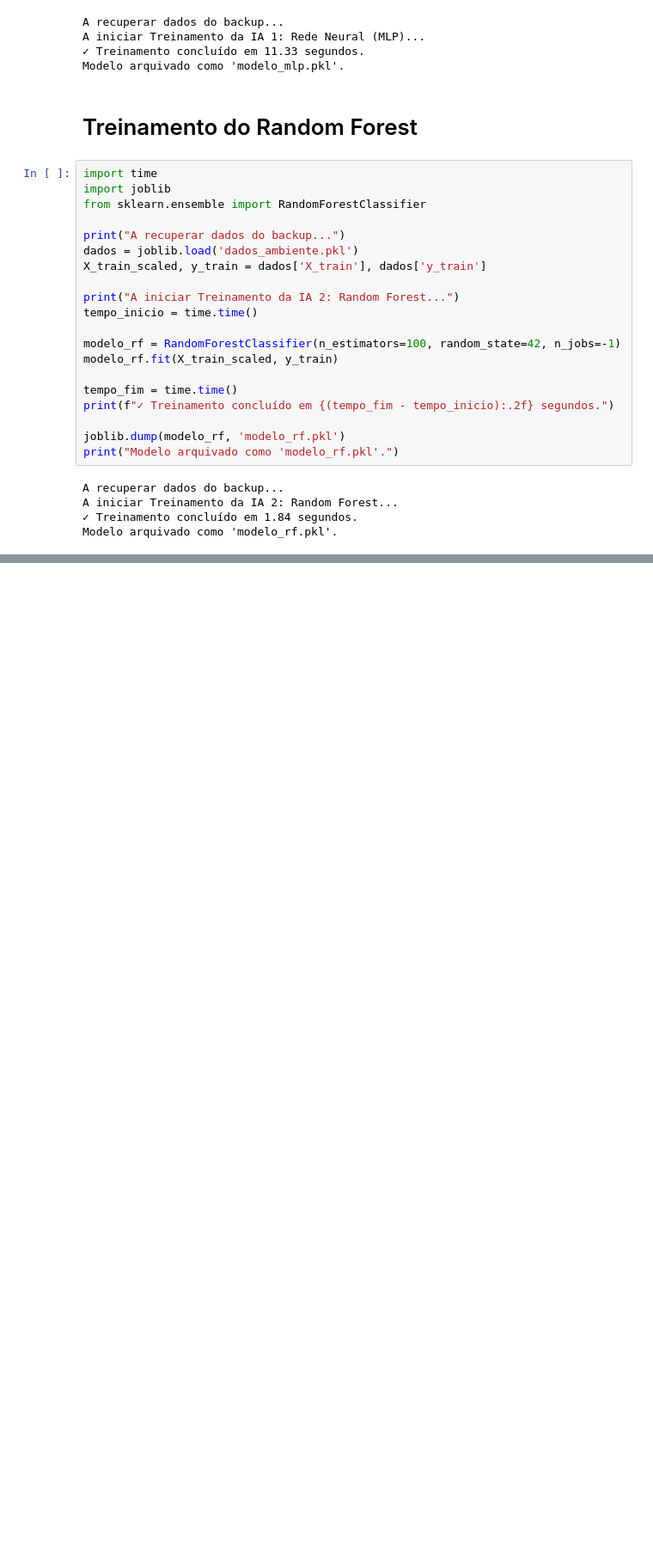
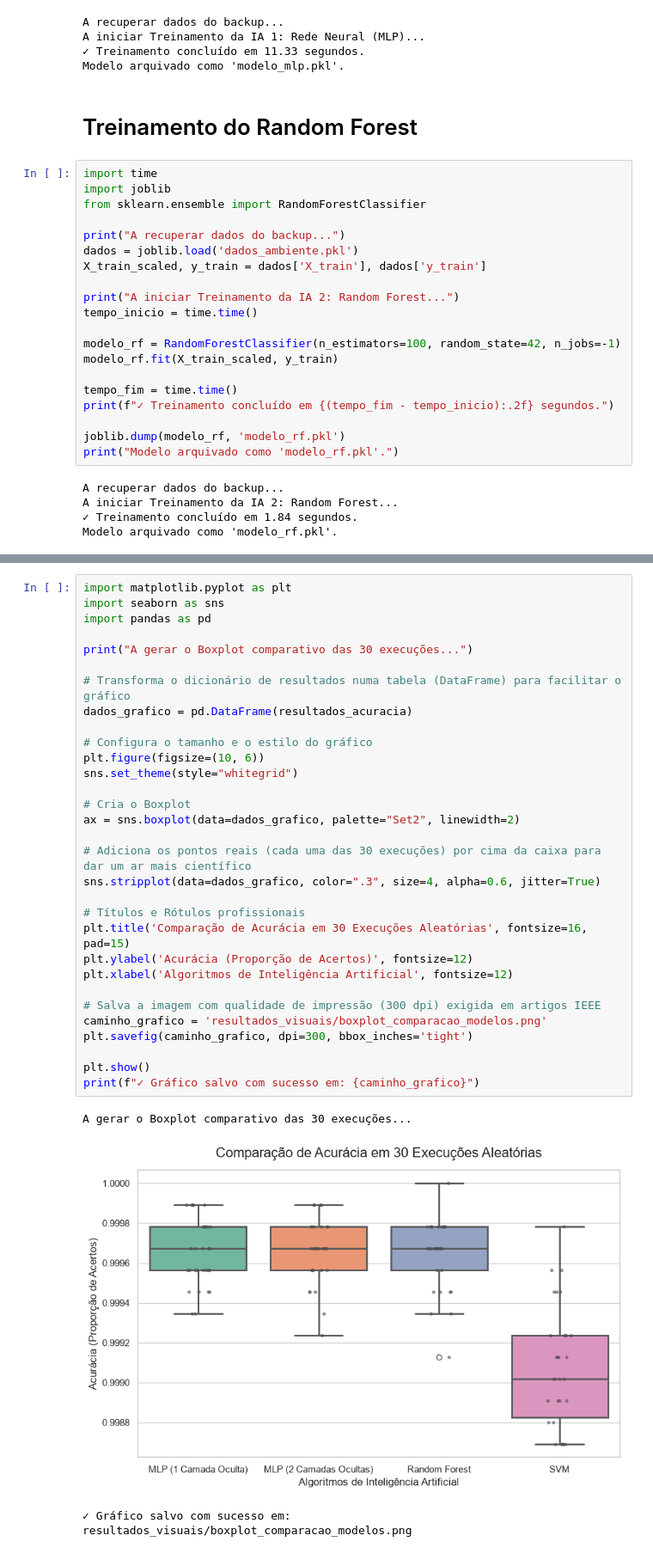
Before and after one commit to yujifkw/Projeto-Final-de-IA, a Jupyter notebook: mediapipe/treinamento mediapipe.ipynb, the cells around one changed output, grey strips where cells are left out. Shown at 86% size. Drawn from its saved outputs; the diff is of its cells as text; blank space fills up the shorter version.

```diff
--- a/mediapipe/treinamento mediapipe.ipynb
+++ b/mediapipe/treinamento mediapipe.ipynb
@@ -372,0 +455,35 @@ Passing `palette` without assigning `hue` is deprecated and will be removed in v
+# %%
+import matplotlib.pyplot as plt
+import seaborn as sns
+import pandas as pd
+
+print("A gerar o Boxplot comparativo das 30 execuções...")
+
+# Transforma o dicionário de resultados numa tabela (DataFrame) para facilitar o gráfico
+dados_grafico = pd.DataFrame(resultados_acuracia)
+
+# Configura o tamanho e o estilo do gráfico
+plt.figure(figsize=(10, 6))
+sns.set_theme(style="whitegrid")
+
+# Cria o Boxplot
+ax = sns.boxplot(data=dados_grafico, palette="Set2", linewidth=2)
+
+# Adiciona os pontos reais (cada uma das 30 execuções) por cima da caixa para dar um ar mais científico
+sns.stripplot(data=dados_grafico, color=".3", size=4, alpha=0.6, jitter=True)
+
+# Títulos e Rótulos profissionais
+plt.title('Comparação de Acurácia em 30 Execuções Aleatórias', fontsize=16, pad=15)
+plt.ylabel('Acurácia (Proporção de Acertos)', fontsize=12)
+plt.xlabel('Algoritmos de Inteligência Artificial', fontsize=12)
+
+# Salva a imagem com qualidade de impressão (300 dpi) exigida em artigos IEEE
+caminho_grafico = 'resultados_visuais/boxplot_comparacao_modelos.png'
+plt.savefig(caminho_grafico, dpi=300, bbox_inches='tight')
+
+plt.show()
+print(f"✓ Gráfico salvo com sucesso em: {caminho_grafico}")
+# %% [output]
+A gerar o Boxplot comparativo das 30 execuções...
+[figure, added]
+✓ Gráfico salvo com sucesso em: resultados_visuais/boxplot_comparacao_modelos.png
```
Also changed, not shown: parts of 10 cells of this notebook, 8 other files.
